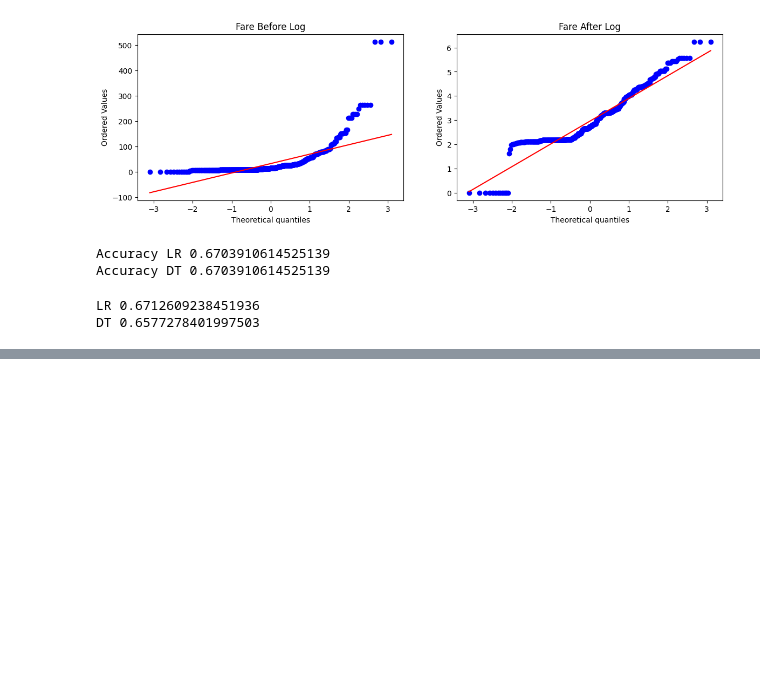
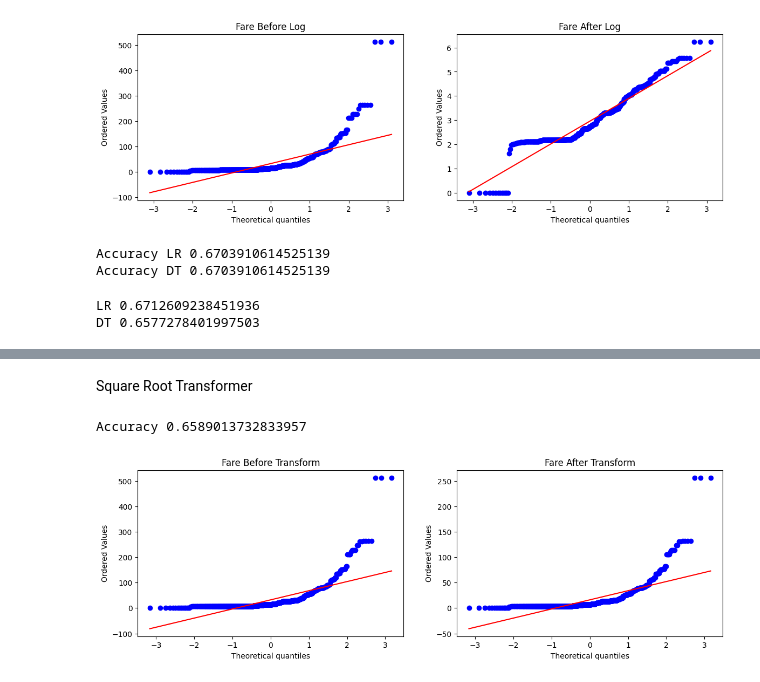
Before and after one commit to Muhammad-Waleed-Source/Machine-Learning, a Jupyter notebook: Day-30/Function-transformer.ipynb, the cells around one changed output, grey strips where cells are left out. Cells and saved outputs as stored; diff of their text form; code cells hidden in the pictures; blank space fills up the shorter version.

```diff
--- a/Day-30/Function-transformer.ipynb
+++ b/Day-30/Function-transformer.ipynb
@@ -302,0 +346,9 @@ DT 0.6577278401997503
+# %% [markdown]
+Square Root Transformer
+# %%
+apply_transform(lambda x: x**1/2)
+
+# no change here on this data
+# %% [output]
+Accuracy 0.6589013732833957
+[figure, added]
```
Also changed, not shown: parts of 8 cells of this notebook.
